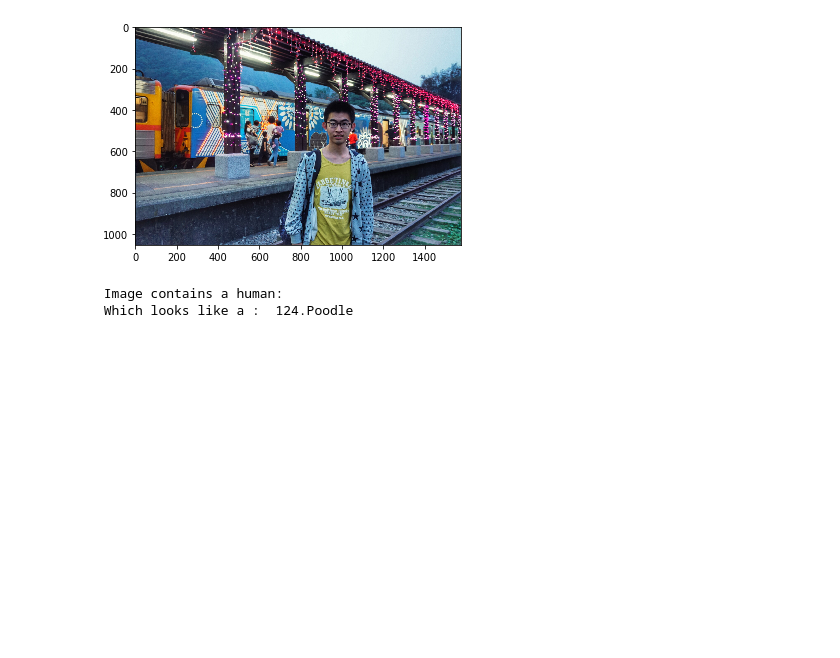
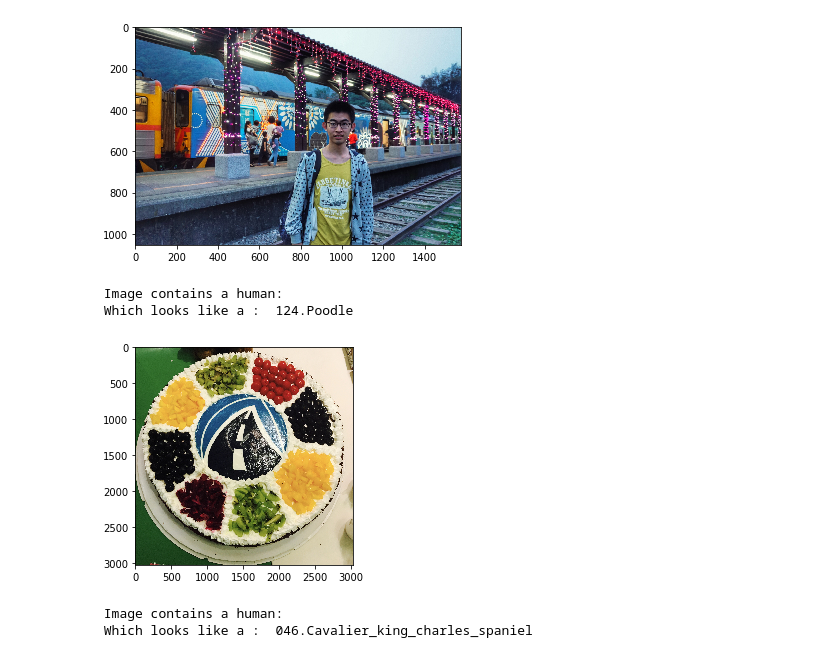
Before and after one commit to henryji96/Machine_Learning_Projects_Udacity, a Jupyter notebook: projects/6dog_breed_recognition/dog_app.ipynb, the cells around one changed output. Saved outputs shown, nothing was run; the diff lists cells and outputs as text; code cells hidden in the pictures; blank space fills up the shorter version.

Commit message:
Add 2 more test photos

```diff
--- a/projects/6dog_breed_recognition/dog_app.ipynb
+++ b/projects/6dog_breed_recognition/dog_app.ipynb
@@ -919,3 +922,9 @@ predicts_dog_breed('test_img/human2.jpeg')
 [figure]
  Image contains a human:
  Which looks like a :  124.Poodle
+# %%
+predicts_dog_breed('test_img/other2.jpg')
+# %% [output]
+[figure, added]
+ Image contains a human:
+ Which looks like a :  046.Cavalier_king_charles_spaniel
```
Also changed, not shown: parts of 9 cells of this notebook, 5 other files.
